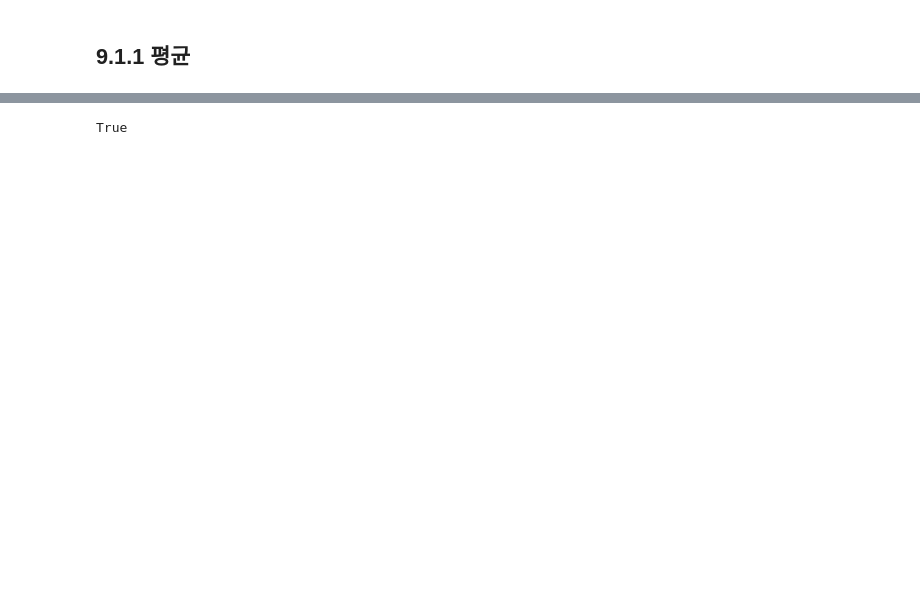
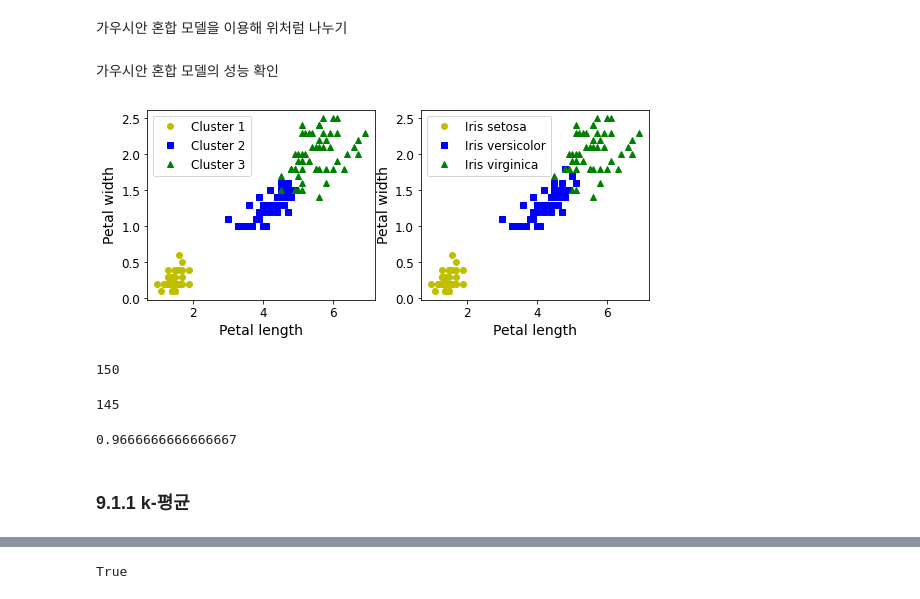
Before and after one commit to J-TKim/HandsOn_machinelearning2, a Jupyter notebook: 09_unsupervised_learning.ipynb, the cells around one changed output, grey strips where cells are left out. Drawn from its saved outputs; the diff is of its cells as text; code cells hidden in the pictures; blank space fills up the shorter version.

```diff
--- a/09_unsupervised_learning.ipynb
+++ b/09_unsupervised_learning.ipynb
@@ -0,0 +29,5 @@
+# %%
+data = load_iris()
+X = data.data
+y = data.target
+data.target_names
@@ -0,0 +58,2 @@
+# %% [markdown]
+가우시안 혼합 모델을 이용해 위처럼 나누기
@@ -1,4 +62,46 @@
+# %%
+y_pred = GaussianMixture(n_components=3, random_state=random_seed).fit(X).predict(X)
+mapping_index = [np.argmax(np.bincount(y_pred[n:n+50])) for n in range(0, 150, 50)]
+mapping = {mapping_index[i]:i for i in [0, 1, 2]}
+y_pred = np.array([mapping[cluster_id] for cluster_id in y_pred])
+# %% [markdown]
+가우시안 혼합 모델의 성능 확인
+# %%
+plt.figure(figsize=(9, 3.5))
+
+# 가우시안 혼합 모델
+plt.subplot(121)
+plt.plot(X[y_pred==0, 2], X[y_pred==0, 3], 'yo', label='Cluster 1')
+plt.plot(X[y_pred==1, 2], X[y_pred==1, 3], 'bs', label='Cluster 2')
+plt.plot(X[y_pred==2, 2], X[y_pred==2, 3], 'g^', label='Cluster 3')
+plt.xlabel('Petal length', fontsize=14)
+plt.ylabel('Petal width', fontsize=14)
+plt.legend(fontsize=12)
+
+# 실제 데이터
+plt.subplot(122)
+plt.plot(X[y==0, 2], X[y==0, 3], 'yo', label='Iris setosa') #
+plt.plot(X[y==1, 2], X[y==1, 3], 'bs', label='Iris versicolor')
+plt.plot(X[y==2, 2], X[y==2, 3], 'g^', label='Iris virginica')
+plt.xlabel('Petal length', fontsize=14)
+plt.ylabel('Petal width', fontsize=14)
+plt.legend(fontsize=12)
+
+plt.show()
+# %% [output]
+[figure, added]
+# %%
+len(y)
+# %% [output]
+150
+# %%
+np.sum(y_pred==y)
+# %% [output]
+145
+# %%
+np.sum(y_pred==y) / len(y_pred)
+# %% [output]
+0.9666666666666667
 # %% [markdown]
-9.1.1 평균
---
+### 9.1.1 k-평균
 # %%
```
Also changed, not shown: parts of 29 cells of this notebook.
